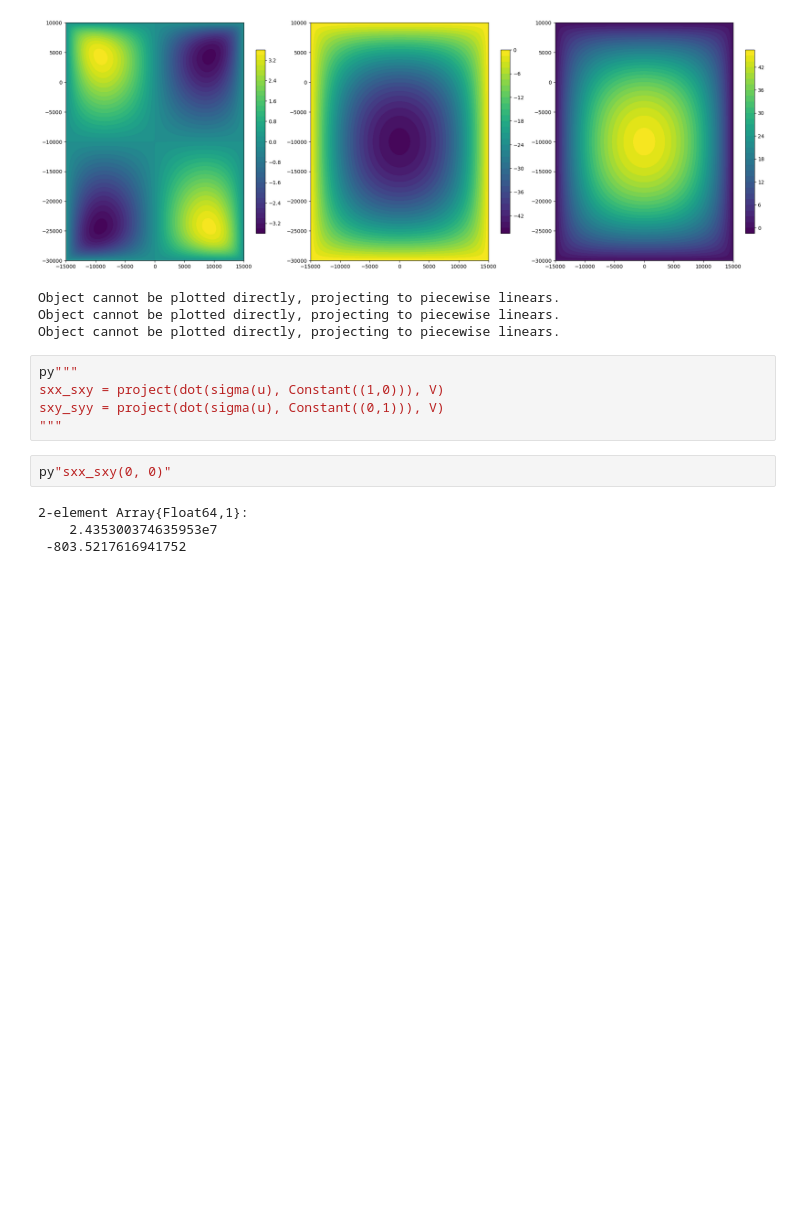
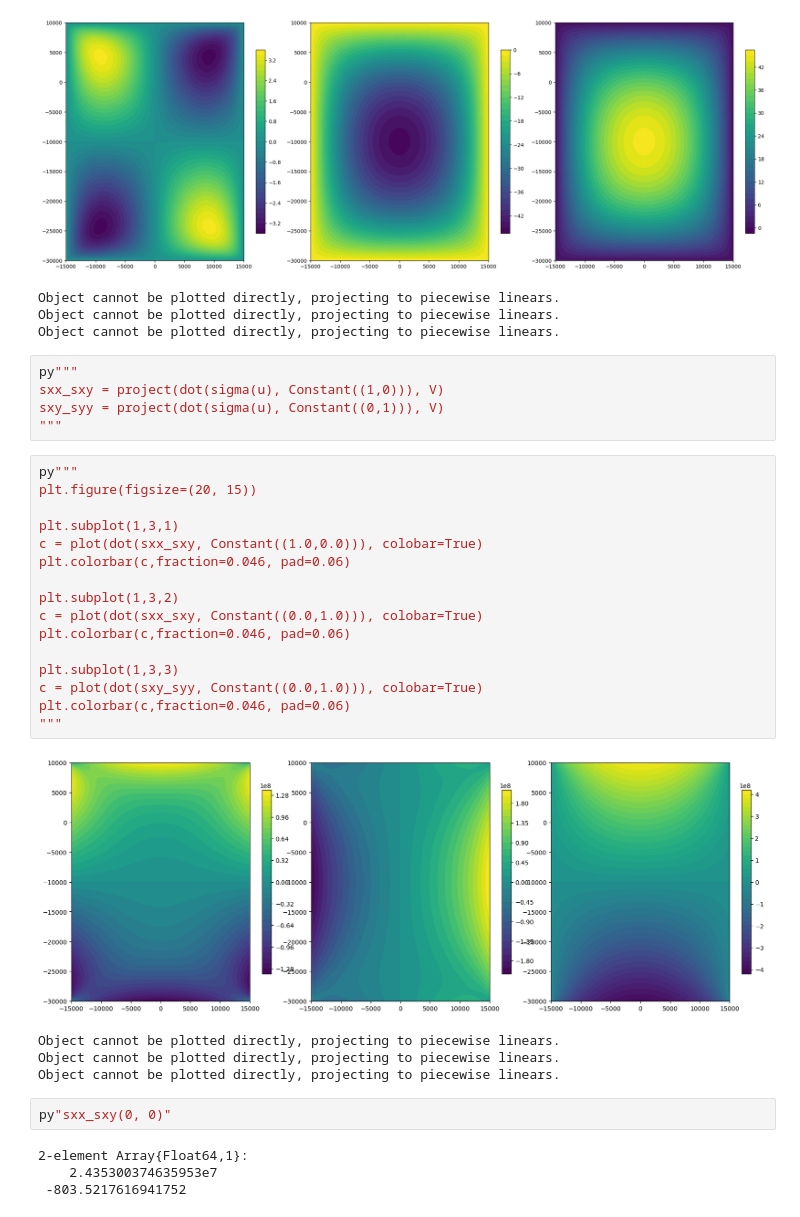
Before and after one commit to brendanjmeade/Bem2d.jl, a Jupyter notebook: fem_bem/fem_bem.ipynb, the cells around one changed output. Cells and saved outputs as stored; diff of their text form; blank space fills up the shorter version.

```diff
--- a/fem_bem/fem_bem.ipynb
+++ b/fem_bem/fem_bem.ipynb
@@ -104,6 +104,27 @@ py"""
 sxx_sxy = project(dot(sigma(u), Constant((1,0))), V)
 sxy_syy = project(dot(sigma(u), Constant((0,1))), V)
 """
+# %%
+py"""
+plt.figure(figsize=(20, 15))
+
+plt.subplot(1,3,1)
+c = plot(dot(sxx_sxy, Constant((1.0,0.0))), colobar=True)
+plt.colorbar(c,fraction=0.046, pad=0.06)
+
+plt.subplot(1,3,2)
+c = plot(dot(sxx_sxy, Constant((0.0,1.0))), colobar=True)
+plt.colorbar(c,fraction=0.046, pad=0.06)
+
+plt.subplot(1,3,3)
+c = plot(dot(sxy_syy, Constant((0.0,1.0))), colobar=True)
+plt.colorbar(c,fraction=0.046, pad=0.06)
+"""
+# %% [output]
+[figure, added]
+Object cannot be plotted directly, projecting to piecewise linears.
+Object cannot be plotted directly, projecting to piecewise linears.
+Object cannot be plotted directly, projecting to piecewise linears.
 # %%
 py"sxx_sxy(0, 0)"
 # %% [output]
```
Also changed, not shown: 1 other file.
